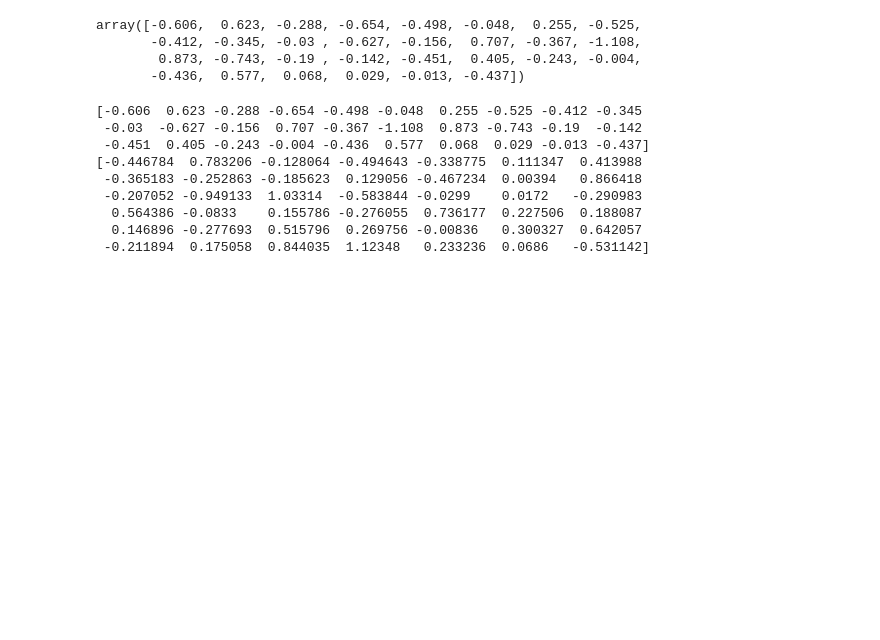
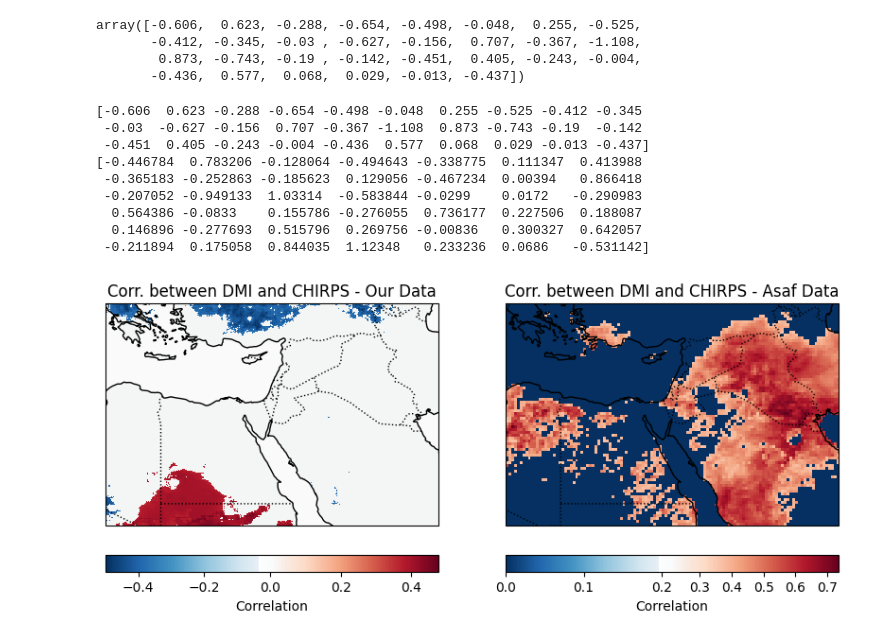
Before and after one commit to TrueMichato/sub-seasonal-cmip-analysis, a Jupyter notebook: src/paper_reproduction.ipynb, the cells around one changed output. Cells and saved outputs as stored; diff of their text form; code cells hidden in the pictures; blank space fills up the shorter version.

```diff
--- a/src/paper_reproduction.ipynb
+++ b/src/paper_reproduction.ipynb
@@ -94,7 +95,9 @@ corr_map_tested = np.where(helper.calc_corr_t_test(corr_map_us) > alpha, 0, corr
 # %%
 fig, axes = plt.subplots(1, 2, figsize=(10, 8), subplot_kw={'projection': ccrs.PlateCarree()})
-vis_helper.plot_corr_heatmap_flexible(axes[0], corr_map_us, boundaries, 'Correlation between DMI and Precipitation', 'Corr. between DMI and CHIRPS - Our Data', 0)
-# vis_helper.plot_corr_heatmap_flexible(axes[1], corr_map_asaf, boundaries, 'Correlation between DMI and Precipitation', 'Corr. between DMI and CHIRPS - Asaf Data', 0)
+vis_helper.plot_corr_heatmap_flexible(axes[0], corr_map_tested_us, boundaries, 'Correlation between DMI and Precipitation', 'Corr. between DMI and CHIRPS - Our Data', 0)
+vis_helper.plot_corr_heatmap_flexible(axes[1], corr_map_tested_asaf, boundaries, 'Correlation between DMI and Precipitation', 'Corr. between DMI and CHIRPS - Asaf Data', 0)
+# %% [output]
+[figure, added]
 # %%
 ############# PLOT MAPS 4 #############
 # Create a 2D meshgrid for the latitude and longitude data
```
Also changed, not shown: parts of 5 cells of this notebook, 6 other files.
